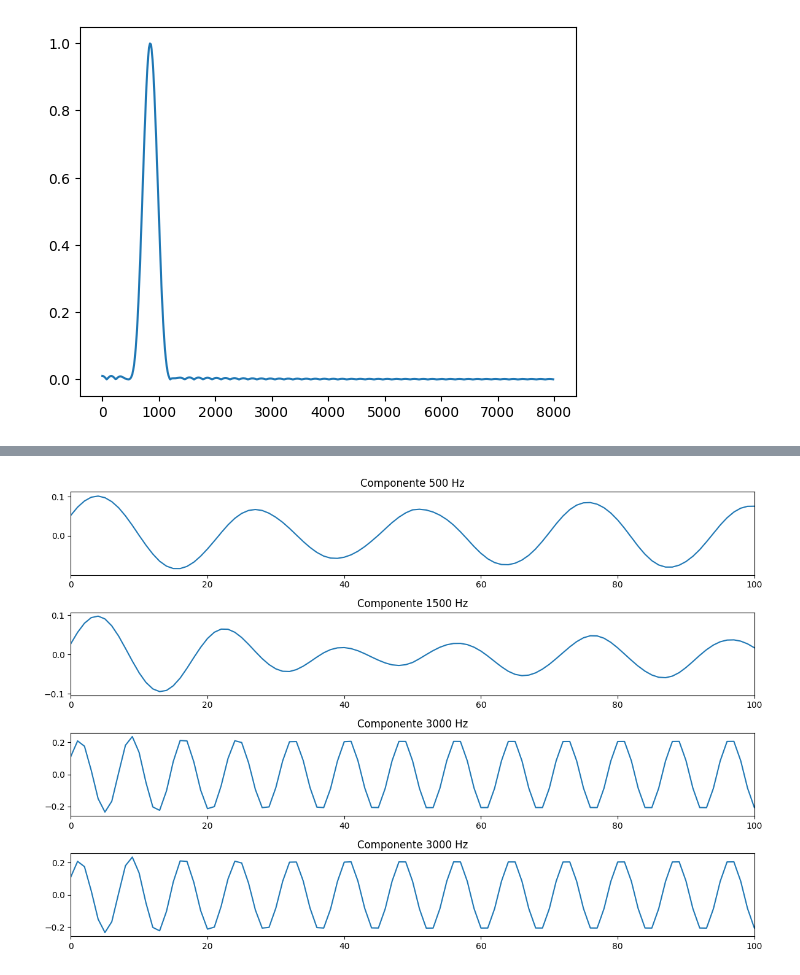
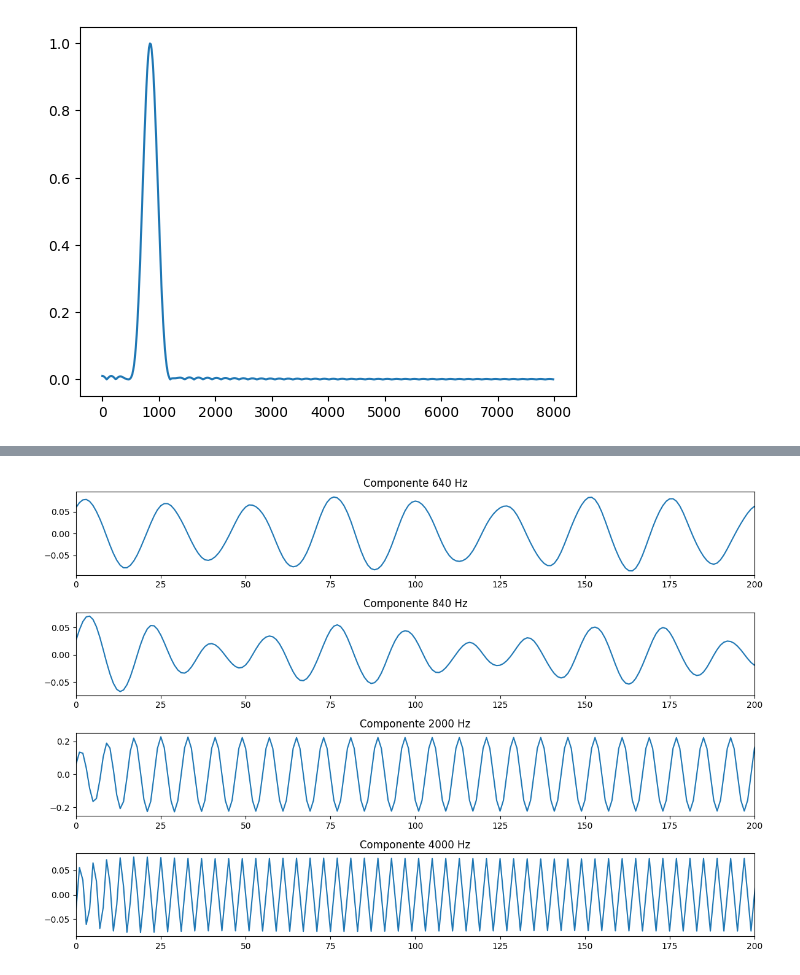
Before and after one commit to ricardofss1/PDS, a Jupyter notebook: exerc.ipynb, the cells around one changed output, grey strips where cells are left out. Drawn from its saved outputs; the diff is of its cells as text; code cells hidden in the pictures.

```diff
--- a/exerc.ipynb
+++ b/exerc.ipynb
@@ -52,12 +112,10 @@ plt.plot(w1, np.abs(H2), label='Filtro 500 Hz')
 # %%
-from scipy.signal import firwin, freqz
 M=100
-# Filtro para 500 Hz
-f_low1, f_high1 = 1500, 2500
+# Filtro para 2000 Hz
+f_low1, f_high1 = 1700, 2300
 h3 = firwin(M, [f_low1, f_high1], pass_zero=False, fs=fs)
 
-# Resposta em frequência
 w1, H3 = freqz(h3, fs=fs)
-plt.plot(w1, np.abs(H3), label='Filtro 500 Hz')
+plt.plot(w1, np.abs(H3), label='Filtro 2000 Hz')
 # %% [output]
 [<matplotlib.lines.Line2D at 0x...>]
@@ -65,8 +128,8 @@ plt.plot(w1, np.abs(H3), label='Filtro 500 Hz')
 # %%
-f_low2, f_high2 = 3500, 4500
+f_low2, f_high2 = 3700, 4300
 h4 = firwin(M, [f_low2, f_high2], pass_zero=False, fs=fs)
 
 w2, H4 = freqz(h4, fs=fs)
-plt.plot(w2, np.abs(H4), label='Filtro 1500 Hz')
+plt.plot(w2, np.abs(H4), label='Filtro 4000 Hz')
 # %% [output]
 [<matplotlib.lines.Line2D at 0x...>]
@@ -74,34 +142,34 @@ plt.plot(w2, np.abs(H4), label='Filtro 1500 Hz')
 # %%
 # Filtragem (convolução)
-y1 = np.convolve(x, h1, mode='same')
-y2 = np.convolve(x, h2, mode='same')
-y3 = np.convolve(x, h3, mode='same')
-y4 = np.convolve(x, h4, mode='same')
+y1 = np.convolve(x_sem_dc, h1, mode='same')
+y2 = np.convolve(x_sem_dc, h2, mode='same')
+y3 = np.convolve(x_sem_dc, h3, mode='same')
+y4 = np.convolve(x_sem_dc, h4, mode='same')
 
 # Plot dos sinais separados
 plt.figure(figsize=(12, 8))
 
 plt.subplot(4, 1, 1)
 plt.plot(y1)
-plt.title('Componente 500 Hz')
-plt.xlim([0, 100])
+plt.title('Componente 640 Hz')
+plt.xlim([0, 200])
 
 plt.subplot(4, 1, 2)
 plt.plot(y2)
-plt.title('Componente 1500 Hz')
-plt.xlim([0, 100])
+plt.title('Componente 840 Hz')
+plt.xlim([0, 200])
 
 plt.subplot(4, 1, 3)
 plt.plot(y3)
-plt.title('Componente 3000 Hz')
-plt.xlim([0, 100])
+plt.title('Componente 2000 Hz')
+plt.xlim([0, 200])
 
 plt.subplot(4, 1, 4)
-plt.plot(y3)
-plt.title('Componente 3000 Hz')
-plt.xlim([0, 100])
+plt.plot(y4)
+plt.title('Componente 4000 Hz')
+plt.xlim([0, 200])
 
 plt.tight_layout()
 plt.show()
 # %% [output]
-[figure, old version]
+[figure, new version]
```
Also changed, not shown: parts of 13 cells of this notebook, 2 other files.
